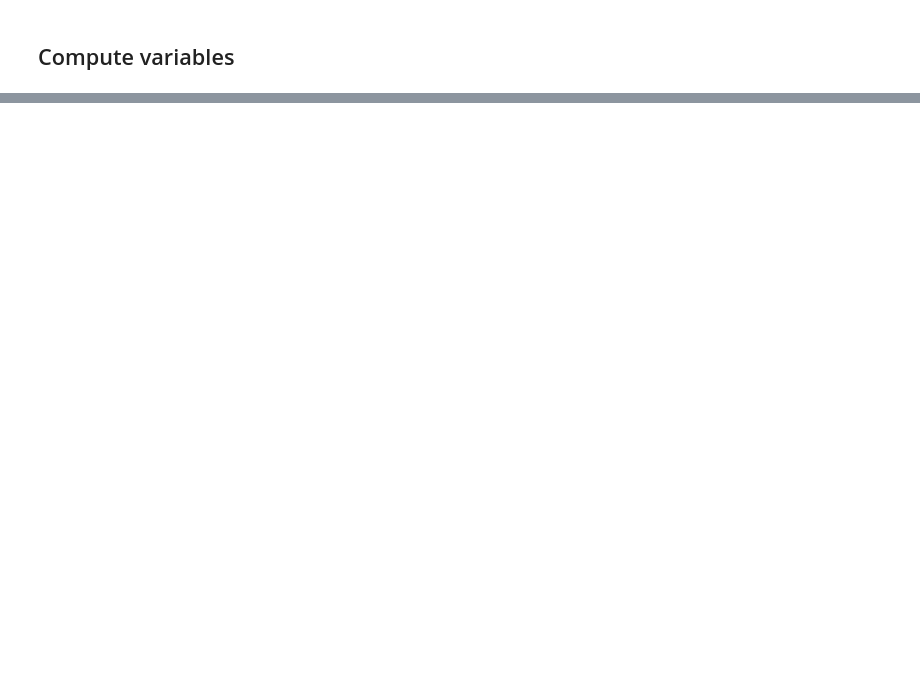
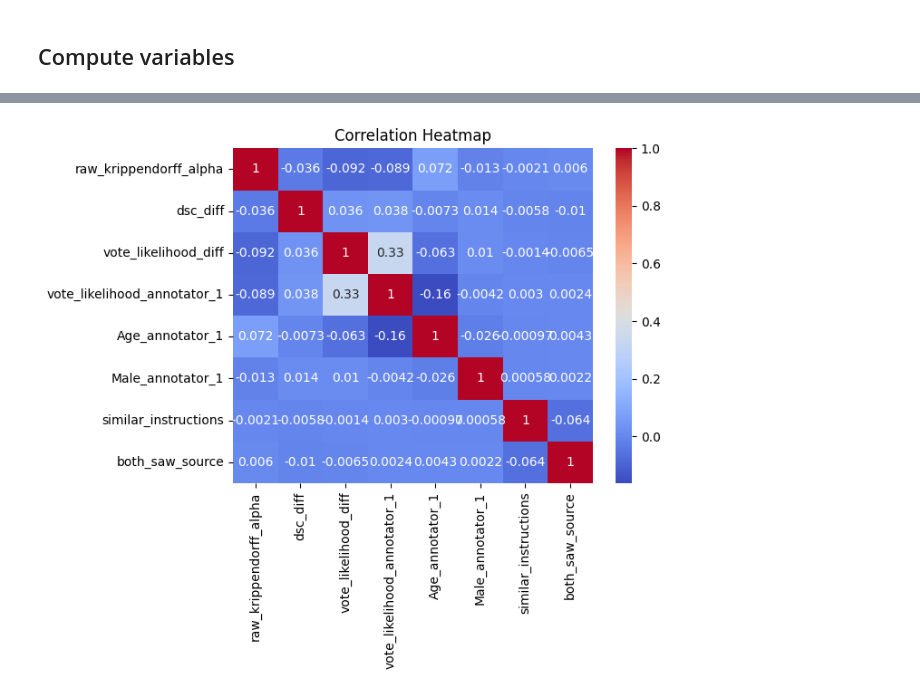
Before and after one commit to annekroon/AnnotationBias, a Jupyter notebook: 02_analyse_full_experiment.ipynb, the cells around one changed output, grey strips where cells are left out. Saved outputs shown, nothing was run; the diff lists cells and outputs as text; code cells hidden in the pictures; blank space fills up the shorter version.

```diff
--- a/02_analyse_full_experiment.ipynb
+++ b/02_analyse_full_experiment.ipynb
@@ -411,0 +1527,7 @@ df_clean['dsc'].hist()
+# %%
+correlation_matrix = df_with_metrics_no_missings[['raw_krippendorff_alpha',  'dsc_diff',  'vote_likelihood_diff',  'vote_likelihood_annotator_1', 'Age_annotator_1', 'Male_annotator_1' , 'similar_instructions', 'both_saw_source']].corr()
+sns.heatmap(correlation_matrix, annot=True, cmap='coolwarm')
+plt.title("Correlation Heatmap")
+plt.show()
+# %% [output]
+[figure, added]
```
Also changed, not shown: parts of 158 cells of this notebook.
